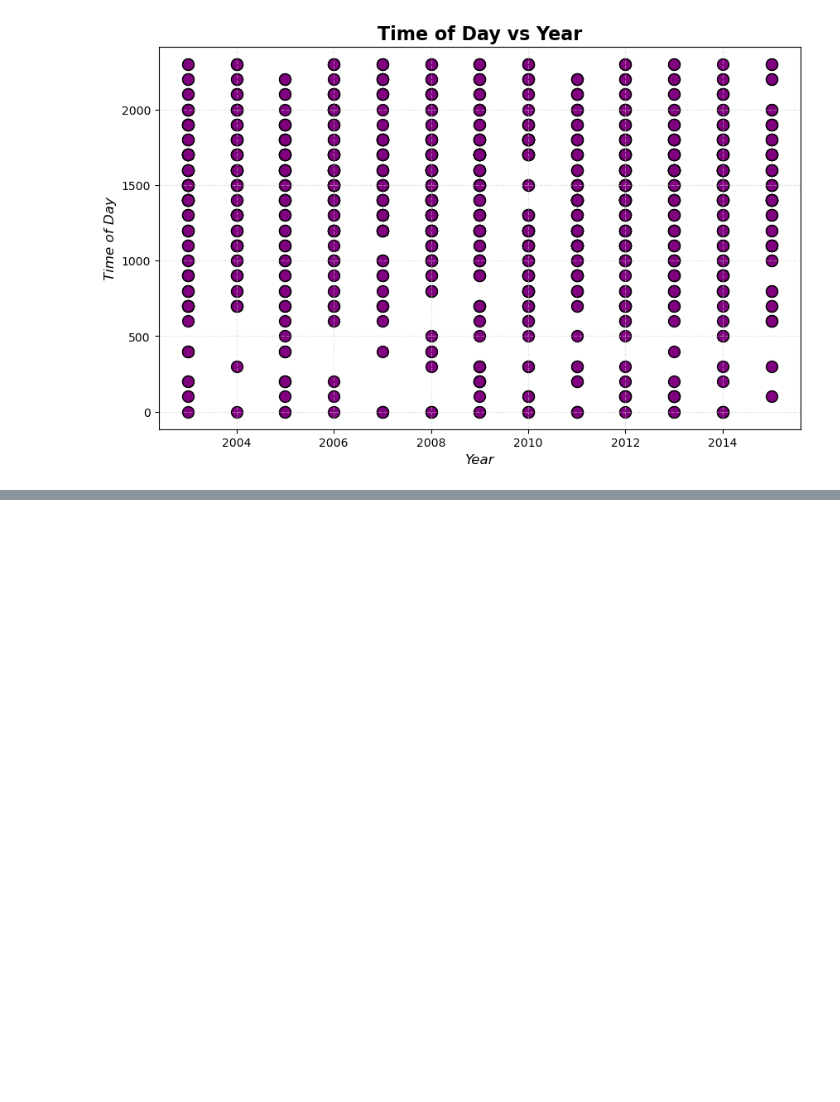
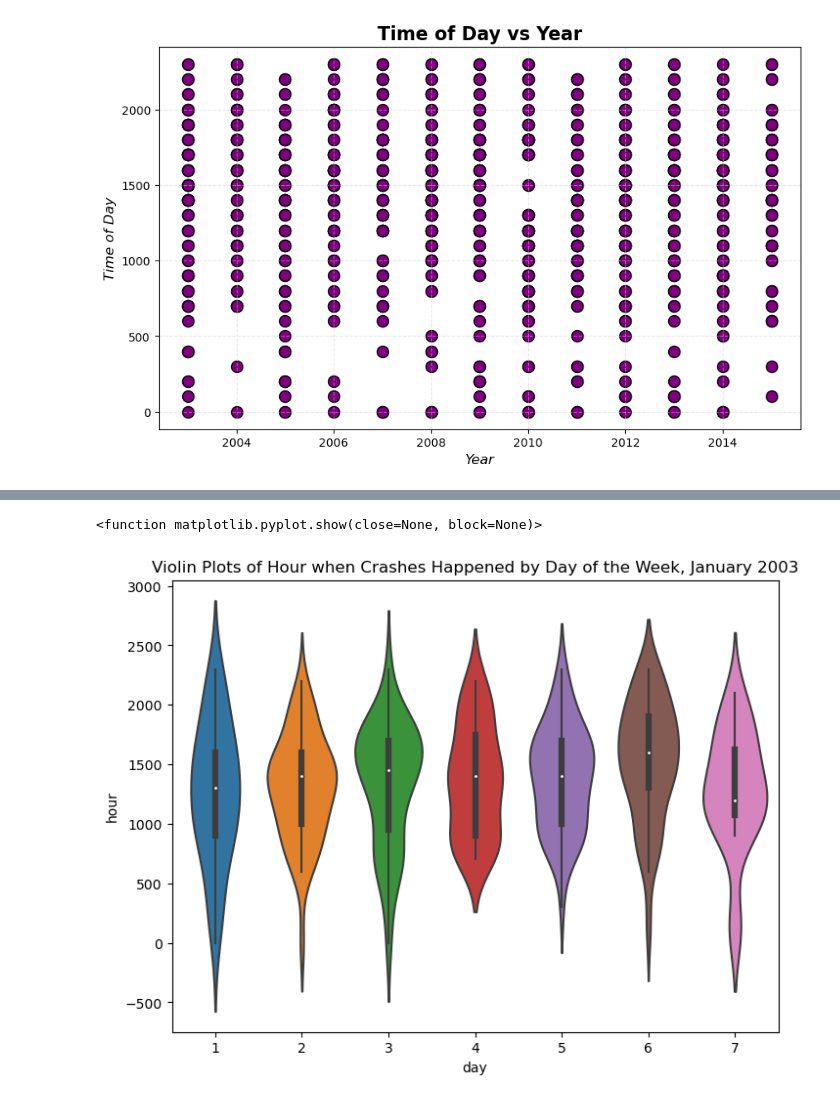
Before and after one commit to martabaker/ds-project-1-group-11, a Jupyter notebook: Regression/Regression.ipynb, the cells around one changed output, grey strips where cells are left out. Saved outputs shown, nothing was run; the diff lists cells and outputs as text; code cells hidden in the pictures; blank space fills up the shorter version.

```diff
--- a/Regression/Regression.ipynb
+++ b/Regression/Regression.ipynb
@@ -89,0 +245,4 @@ plt.show()
+# %%
+# Find data points for January 2003
+jan03_df = df.loc[(df.year == 2003) & (df.month == 1)].reset_index()
+jan03_df.info()
@@ -89,0 +269,9 @@ plt.show()
+# %%
+# May Violin Plot showing average time of day people are getting into accidents across each day of the week
+plt.figure(figsize=(8,6))
+sns.violinplot(data=jan03_df, x="day", y="hour")
+plt.title("Violin Plots of Hour when Crashes Happened by Day of the Week, January 2003")
+plt.show
+# %% [output]
+<function matplotlib.pyplot.show(close=None, block=None)>
+[figure, added]
```
Also changed, not shown: parts of 34 cells of this notebook.
